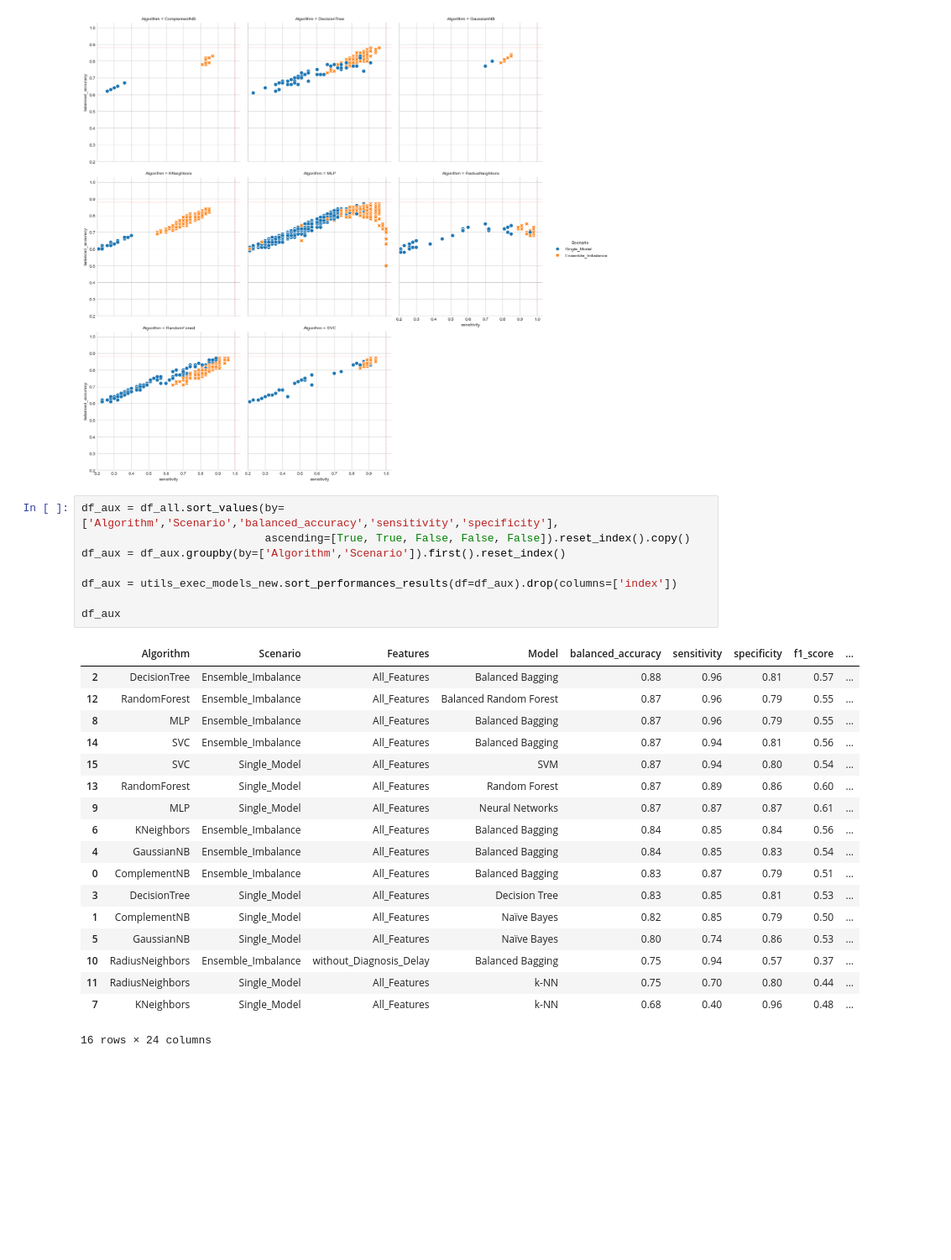
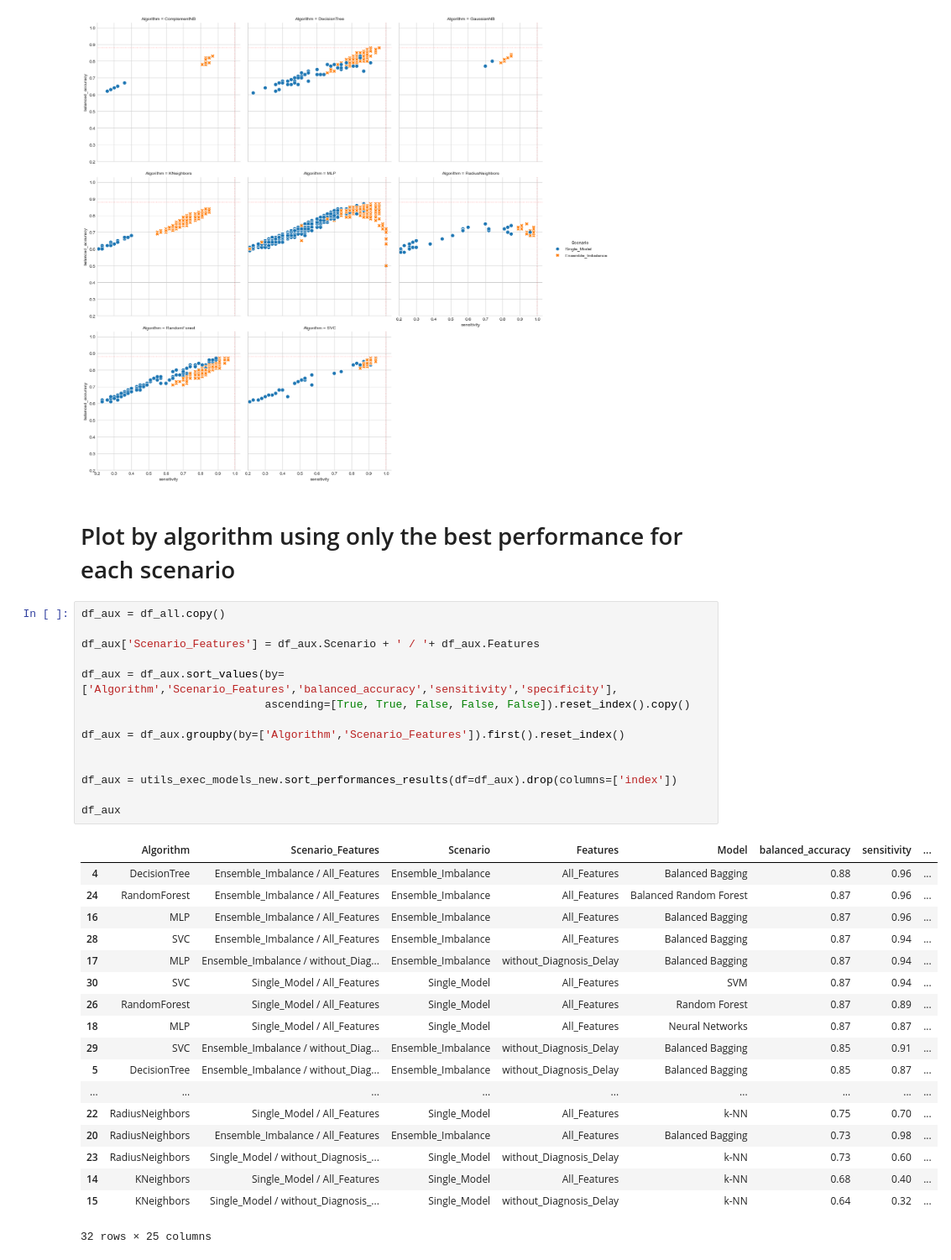
Before and after one commit to fabianopapaiz/als_prognosis_using_ensemble_imbalance, a Jupyter notebook: 05_Train_Validate_Models/777.1 - Separate performances by algorithm scenario and etc.ipynb, the cells around one changed output. Shown at 84% size. Drawn from its saved outputs; the diff is of its cells as text; blank space fills up the shorter version.

```diff
--- a/05_Train_Validate_Models/777.1 - Separate performances by algorithm scenario and etc.ipynb
+++ b/05_Train_Validate_Models/777.1 - Separate performances by algorithm scenario and etc.ipynb
@@ -288,30 +288,38 @@ g.refline(y=df_all.balanced_accuracy.max(), linestyle=":", c='red', alpha=0.3)
 # %% [output]
 <seaborn.axisgrid.FacetGrid at 0x...>
 [figure]
+# %% [markdown]
+# Plot by algorithm using only the best performance for each scenario
 # %%
-df_aux = df_all.sort_values(by=['Algorithm','Scenario','balanced_accuracy','sensitivity','specificity'],
+df_aux = df_all.copy()
+
+df_aux['Scenario_Features'] = df_aux.Scenario + ' / '+ df_aux.Features
+
+df_aux = df_aux.sort_values(by=['Algorithm','Scenario_Features','balanced_accuracy','sensitivity','specificity'],
                             ascending=[True, True, False, False, False]).reset_index().copy()
-df_aux = df_aux.groupby(by=['Algorithm','Scenario']).first().reset_index()
+
+df_aux = df_aux.groupby(by=['Algorithm','Scenario_Features']).first().reset_index()
+
 
 df_aux = utils_exec_models_new.sort_performances_results(df=df_aux).drop(columns=['index'])
 
 df_aux
 # %% [output]
-|  | Algorithm | Scenario | Features | Model | balanced_accuracy | sensitivity | specificity | f1_score | ... |
-| 2 | DecisionTree | Ensemble_Imbalance | All_Features | Balanced Bagging | 0.88 | 0.96 | 0.81 | 0.57 | ... |
-| 12 | RandomForest | Ensemble_Imbalance | All_Features | Balanced Random Forest | 0.87 | 0.96 | 0.79 | 0.55 | ... |
-| 8 | MLP | Ensemble_Imbalance | All_Features | Balanced Bagging | 0.87 | 0.96 | 0.79 | 0.55 | ... |
-| 14 | SVC | Ensemble_Imbalance | All_Features | Balanced Bagging | 0.87 | 0.94 | 0.81 | 0.56 | ... |
-| 15 | SVC | Single_Model | All_Features | SVM | 0.87 | 0.94 | 0.80 | 0.54 | ... |
-| 13 | RandomForest | Single_Model | All_Features | Random Forest | 0.87 | 0.89 | 0.86 | 0.60 | ... |
-| 9 | MLP | Single_Model | All_Features | Neural Networks | 0.87 | 0.87 | 0.87 | 0.61 | ... |
-| 6 | KNeighbors | Ensemble_Imbalance | All_Features | Balanced Bagging | 0.84 | 0.85 | 0.84 | 0.56 | ... |
-| 4 | GaussianNB | Ensemble_Imbalance | All_Features | Balanced Bagging | 0.84 | 0.85 | 0.83 | 0.54 | ... |
-| 0 | ComplementNB | Ensemble_Imbalance | All_Features | Balanced Bagging | 0.83 | 0.87 | 0.79 | 0.51 | ... |
-| 3 | DecisionTree | Single_Model | All_Features | Decision Tree | 0.83 | 0.85 | 0.81 | 0.53 | ... |
-| 1 | ComplementNB | Single_Model | All_Features | Naïve Bayes | 0.82 | 0.85 | 0.79 | 0.50 | ... |
-| 5 | GaussianNB | Single_Model | All_Features | Naïve Bayes | 0.80 | 0.74 | 0.86 | 0.53 | ... |
-| 10 | RadiusNeighbors | Ensemble_Imbalance | without_Diagnosis_Delay | Balanced Bagging | 0.75 | 0.94 | 0.57 | 0.37 | ... |
-| 11 | RadiusNeighbors | Single_Model | All_Features | k-NN | 0.75 | 0.70 | 0.80 | 0.44 | ... |
-| 7 | KNeighbors | Single_Model | All_Features | k-NN | 0.68 | 0.40 | 0.96 | 0.48 | ... |
+|  | Algorithm | Scenario_Features | Scenario | Features | Model | balanced_accuracy | sensitivity | ... |
+| 4 | DecisionTree | Ensemble_Imbalance / All_Features | Ensemble_Imbalance | All_Features | Balanced Bagging | 0.88 | 0.96 | ... |
+| 24 | RandomForest | Ensemble_Imbalance / All_Features | Ensemble_Imbalance | All_Features | Balanced Random Forest | 0.87 | 0.96 | ... |
+| 16 | MLP | Ensemble_Imbalance / All_Features | Ensemble_Imbalance | All_Features | Balanced Bagging | 0.87 | 0.96 | ... |
+| 28 | SVC | Ensemble_Imbalance / All_Features | Ensemble_Imbalance | All_Features | Balanced Bagging | 0.87 | 0.94 | ... |
+| 17 | MLP | Ensemble_Imbalance / without_Diag... | Ensemble_Imbalance | without_Diagnosis_Delay | Balanced Bagging | 0.87 | 0.94 | ... |
+| 30 | SVC | Single_Model / All_Features | Single_Model | All_Features | SVM | 0.87 | 0.94 | ... |
+| 26 | RandomForest | Single_Model / All_Features | Single_Model | All_Features | Random Forest | 0.87 | 0.89 | ... |
+| 18 | MLP | Single_Model / All_Features | Single_Model | All_Features | Neural Networks | 0.87 | 0.87 | ... |
+| 29 | SVC | Ensemble_Imbalance / without_Diag... | Ensemble_Imbalance | without_Diagnosis_Delay | Balanced Bagging | 0.85 | 0.91 | ... |
+| 5 | DecisionTree | Ensemble_Imbalance / without_Diag... | Ensemble_Imbalance | without_Diagnosis_Delay | Balanced Bagging | 0.85 | 0.87 | ... |
+| ... | ... | ... | ... | ... | ... | ... | ... | ... |
+| 22 | RadiusNeighbors | Single_Model / All_Features | Single_Model | All_Features | k-NN | 0.75 | 0.70 | ... |
+| 20 | RadiusNeighbors | Ensemble_Imbalance / All_Features | Ensemble_Imbalance | All_Features | Balanced Bagging | 0.73 | 0.98 | ... |
+| 23 | RadiusNeighbors | Single_Model / without_Diagnosis_... | Single_Model | without_Diagnosis_Delay | k-NN | 0.73 | 0.60 | ... |
+| 14 | KNeighbors | Single_Model / All_Features | Single_Model | All_Features | k-NN | 0.68 | 0.40 | ... |
+| 15 | KNeighbors | Single_Model / without_Diagnosis_... | Single_Model | without_Diagnosis_Delay | k-NN | 0.64 | 0.32 | ... |
-16 rows × 24 columns
+32 rows × 25 columns
```
Also changed, not shown: parts of 12 cells of this notebook, 10 other files.
